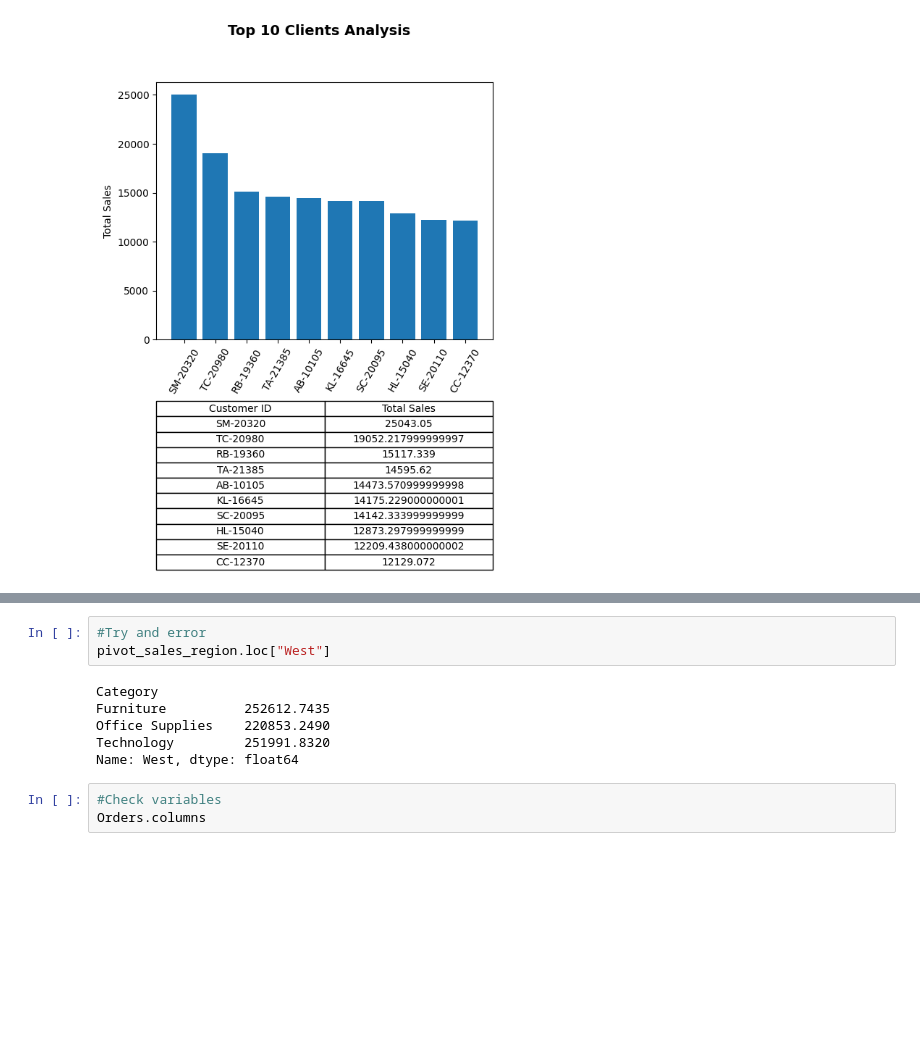
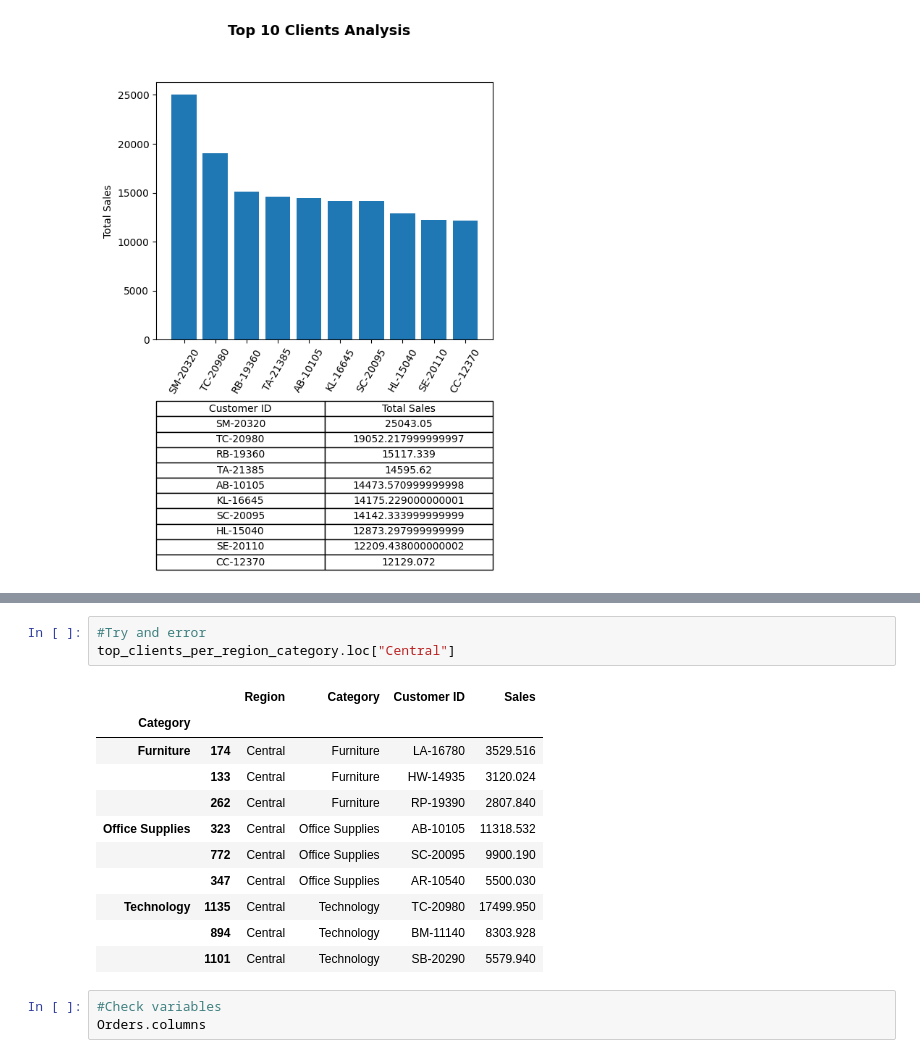
Before and after one commit to kennycp06/Superstore, a Jupyter notebook: Data exploration.ipynb, the cells around one changed output, grey strips where cells are left out. Cells and saved outputs as stored; diff of their text form; blank space fills up the shorter version.

```diff
--- a/Data exploration.ipynb
+++ b/Data exploration.ipynb
@@ -149,12 +238,18 @@ IndexError: index 4 is out of bounds for axis 0 with size 4
 # %%
 #Try and error
-pivot_sales_region.loc["West"]
+top_clients_per_region_category.loc["Central"]
 # %% [output]
-Category
-Furniture          252612.7435
-Office Supplies    220853.2490
-Technology         251991.8320
-Name: West, dtype: float64
+|  |  | Region | Category | Customer ID | Sales |
+| Category |  |  |  |  |  |
+| Furniture | 174 | Central | Furniture | LA-16780 | 3529.516 |
+|  | 133 | Central | Furniture | HW-14935 | 3120.024 |
+|  | 262 | Central | Furniture | RP-19390 | 2807.840 |
+| Office Supplies | 323 | Central | Office Supplies | AB-10105 | 11318.532 |
+|  | 772 | Central | Office Supplies | SC-20095 | 9900.190 |
+|  | 347 | Central | Office Supplies | AR-10540 | 5500.030 |
+| Technology | 1135 | Central | Technology | TC-20980 | 17499.950 |
+|  | 894 | Central | Technology | BM-11140 | 8303.928 |
+|  | 1101 | Central | Technology | SB-20290 | 5579.940 |
 # %%
 #Check variables
 Orders.columns
```
Also changed, not shown: parts of 4 cells of this notebook.
